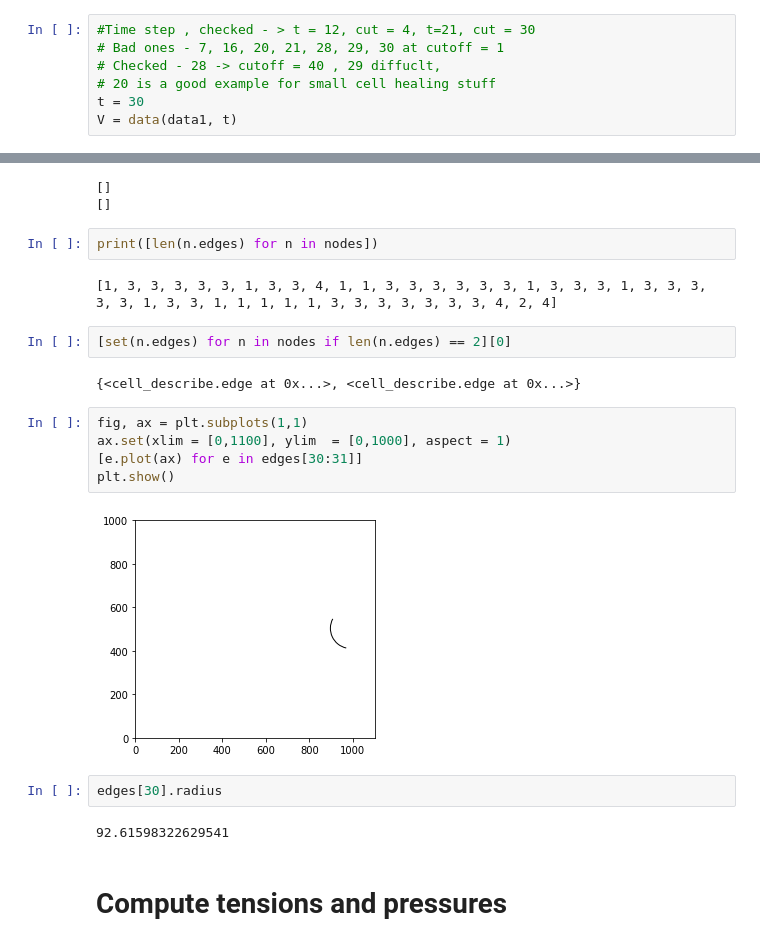
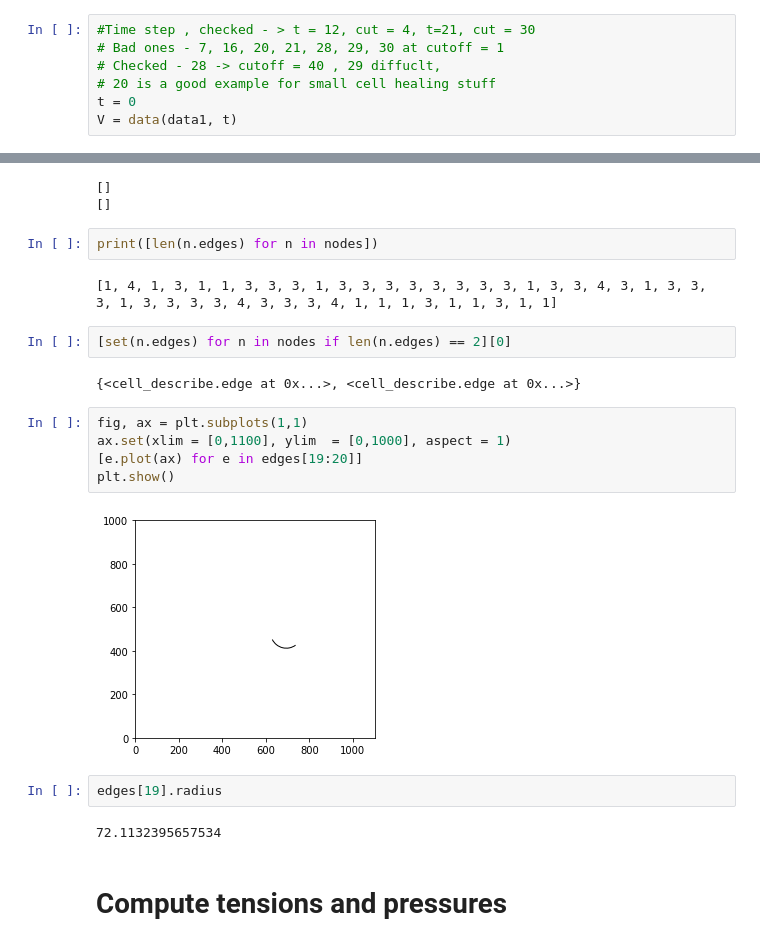
Before and after one commit to AllenCellModeling/DLITE, a Jupyter notebook: notebooks/Concise_format.ipynb, the cells around one changed output, grey strips where cells are left out. Cells and saved outputs as stored; diff of their text form.

Commit message:
pressure plotting

```diff
--- a/notebooks/Concise_format.ipynb
+++ b/notebooks/Concise_format.ipynb
@@ -17,7 +17,7 @@ data1 = pickle.load(pkl_file)
 # Bad ones - 7, 16, 20, 21, 28, 29, 30 at cutoff = 1
 # Checked - 28 -> cutoff = 40 , 29 diffuclt,
 # 20 is a good example for small cell healing stuff
-t = 30
+t = 0
 V = data(data1, t)
 # %%
 # Plot
@@ -61,7 +61,7 @@ print([item for item, count in collections.Counter(edges).items() if count > 1])
 # %%
 print([len(n.edges) for n in nodes])
 # %% [output]
-[1, 3, 3, 3, 3, 3, 1, 3, 3, 4, 1, 1, 3, 3, 3, 3, 3, 3, 1, 3, 3, 3, 1, 3, 3, 3, 3, 3, 1, 3, 3, 1, 1, 1, 1, 1, 3, 3, 3, 3, 3, 3, 3, 4, 2, 4]
+[1, 4, 1, 3, 1, 1, 3, 3, 3, 1, 3, 3, 3, 3, 3, 3, 3, 3, 1, 3, 3, 4, 3, 1, 3, 3, 3, 1, 3, 3, 3, 3, 4, 3, 3, 3, 4, 1, 1, 1, 3, 1, 1, 3, 1, 1]
 # %%
 [set(n.edges) for n in nodes if len(n.edges) == 2][0]
 # %% [output]
@@ -69,14 +69,14 @@ print([len(n.edges) for n in nodes])
 # %%
 fig, ax = plt.subplots(1,1)
 ax.set(xlim = [0,1100], ylim  = [0,1000], aspect = 1)
-[e.plot(ax) for e in edges[30:31]]
+[e.plot(ax) for e in edges[19:20]]
 plt.show()
 # %% [output]
-[figure, old version]
+[figure, new version]
 # %%
-edges[30].radius
+edges[19].radius
 # %% [output]
-92.61598322629541
+72.1132395657534
 # %% [markdown]
 # Compute tensions and pressures
 # %%
```
Also changed, not shown: parts of 18 cells of this notebook, 2 other files.
